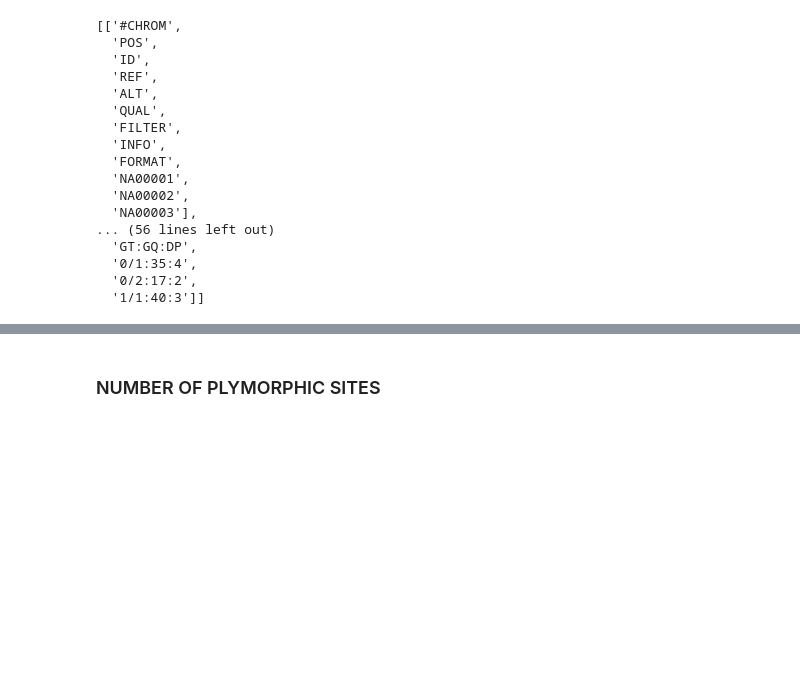
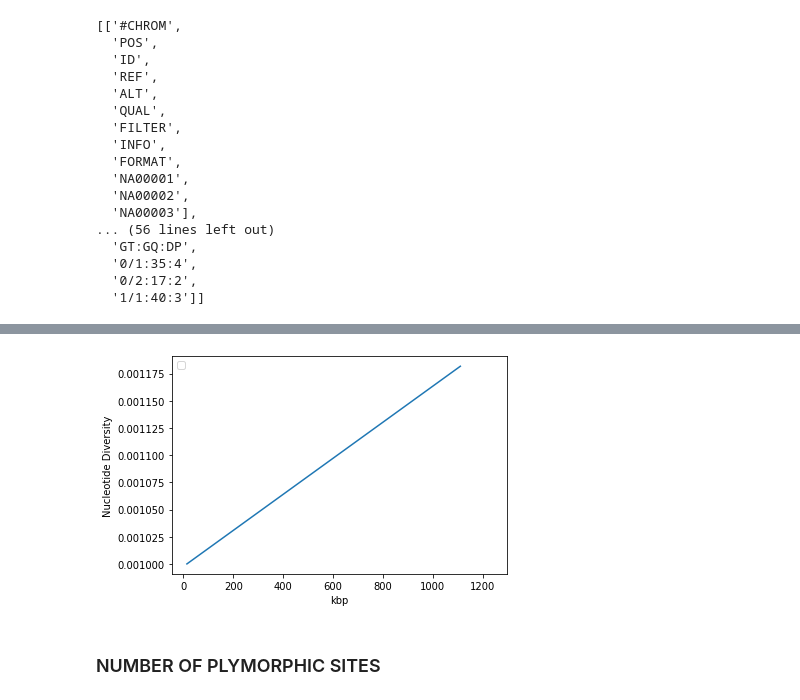
Before and after one commit to julieamarwani1/LDSA--Project, a Jupyter notebook: vcf_test.ipynb, the cells around one changed output, grey strips where cells are left out. Drawn from its saved outputs; the diff is of its cells as text; code cells hidden in the pictures; blank space fills up the shorter version.

```diff
--- a/vcf_test.ipynb
+++ b/vcf_test.ipynb
@@ -10,6 +10,6 @@ spark_session = SparkSession.builder.appName("VCF_test")\
 
 spark_context = spark_session.sparkContext
 # %%
-vcf = spark_context.textFile("File:///home/ubuntu/test.vcf")
+vcf = spark_context.textFile("File:///home/ubuntu/LDSA--Project/test.vcf")
 vcf.take(20)
 # %% [output]
@@ -94,0 +312,9 @@ root
+# %%
+from pyspark.sql.functions import sum
+
+vcf_sum = vcf.groupBy('POS')\
+            .agg(sum("ALLEL_FREQ"), sum('ALLEL_FREQ_SQRD_DIFF'))
+
+vcf_sum = vcf_sum.withColumn('Nd', 1- vcf_sum['sum(ALLEL_FREQ_SQRD_DIFF)']/((vcf_sum['sum(ALLEL_FREQ)']**2)-vcf_sum['sum(ALLEL_FREQ_SQRD_DIFF)']))
+
+vcf_sum.show()
@@ -96,11 +331,11 @@ root
 from pyspark.ml.feature import Bucketizer
 
 #define the splits (use min max values from POS argument...)
-splits = list(range(0, 1334568, 1000))
+splits = list(range(0, 57227415, 1000))
 bucketizer = Bucketizer(splits=splits, inputCol="POS", outputCol="POS_BUCKET")
 
-# Transform original data into bucket index
-vcf = bucketizer.transform(vcf)
+#Transform original data into bucket index
+vcf_sum = bucketizer.transform(vcf_sum)
 
-vcf.select("POS_BUCKET", "POS").show()
+vcf_sum.show()
 # %% [output]
@@ -115,0 +350,9 @@ vcf.select("POS_BUCKET", "POS").show()
+# %%
+#Calculate nucleotide diversity per baspair
+vcf_sum = vcf_sum.groupBy('POS_BUCKET')\
+                .agg(sum('Nd'))\
+                .orderBy('POS_BUCKET')
+
+vcf_sum = vcf_sum.withColumn('Nd/bp', vcf_sum['sum(Nd)']/1000)
+
+vcf_sum.show()
@@ -115,0 +368,17 @@ vcf.select("POS_BUCKET", "POS").show()
+# %%
+#plot
+import matplotlib.pyplot as plt
+
+y = vcf_sum.select('Nd/bp').collect()
+x = vcf_sum.select('POS_BUCKET').collect()
+
+plt.plot(x, y)
+
+plt.ylabel('Nucleotide Diversity')
+plt.xlabel('kbp')
+plt.title('')
+plt.legend('', loc='upper left')
+
+plt.show()
+# %% [output]
+[figure, added]
```
Also changed, not shown: parts of 46 cells of this notebook, 14 other files.
